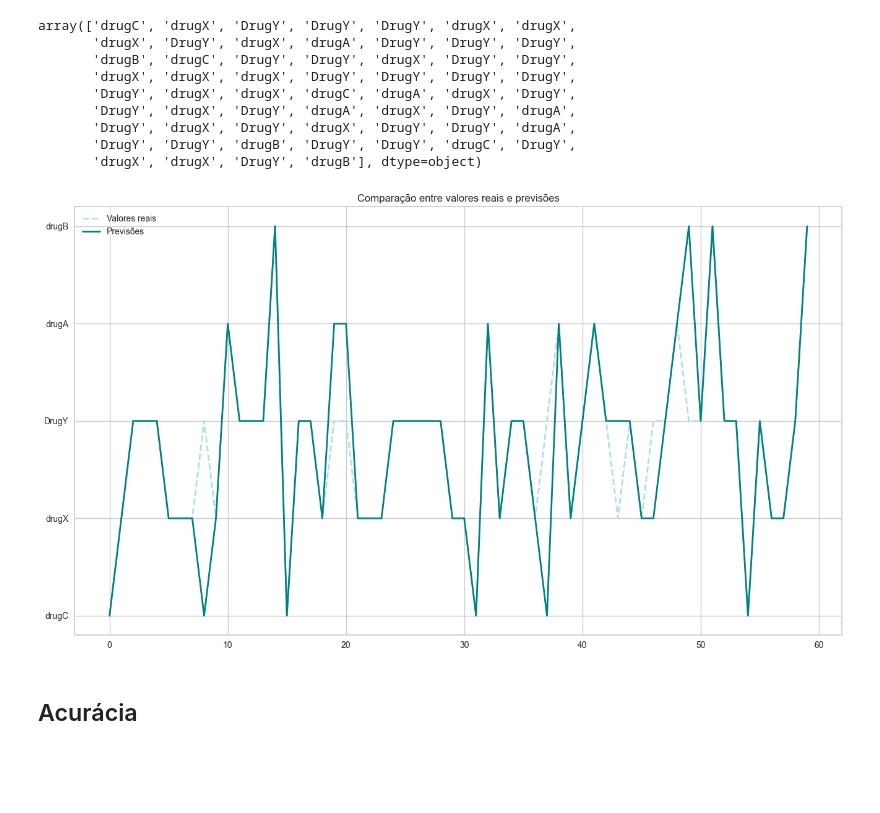
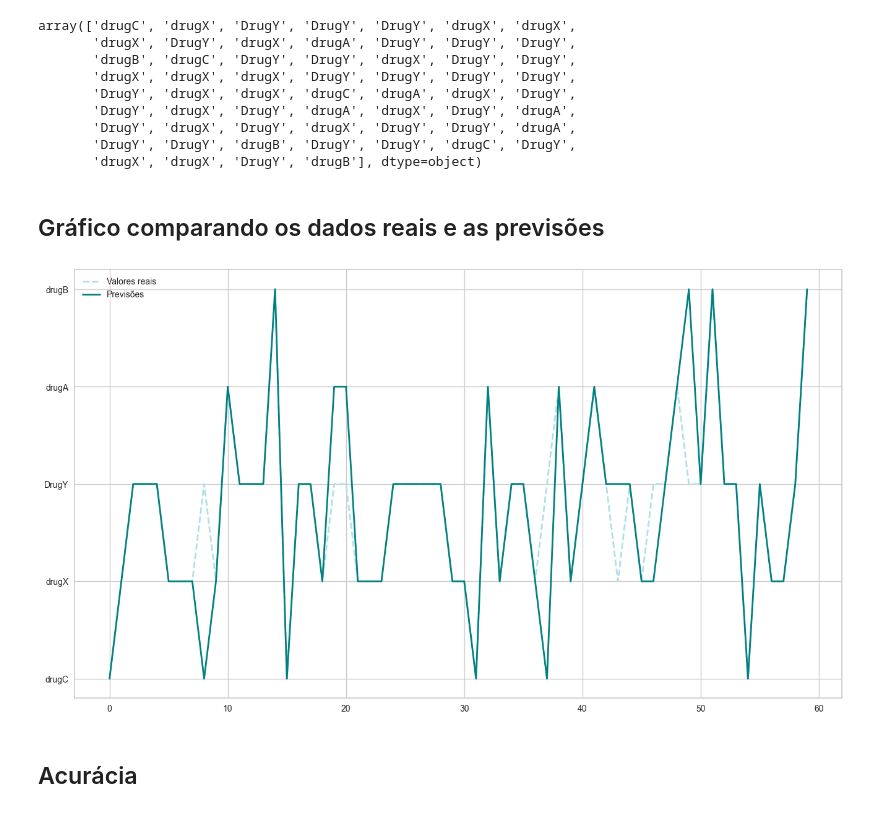
Before and after one commit to jheni1e/IA-Machine-Learning, a Jupyter notebook: 08. Drugs Classification.ipynb, the cells around one changed output. Drawn from its saved outputs; the diff is of its cells as text; code cells hidden in the pictures; blank space fills up the shorter version.

```diff
--- a/08. Drugs Classification.ipynb
+++ b/08. Drugs Classification.ipynb
@@ -195,17 +206,18 @@ array(['drugC', 'drugX', 'DrugY', 'DrugY', 'DrugY', 'drugX', 'drugX',
        'DrugY', 'drugX', 'DrugY', 'drugX', 'DrugY', 'DrugY', 'drugA',
        'DrugY', 'DrugY', 'drugB', 'DrugY', 'DrugY', 'drugC', 'DrugY',
        'drugX', 'drugX', 'DrugY', 'drugB'], dtype=object)
+# %% [markdown]
+## Gráfico comparando os dados reais e as previsões
 # %%
 plt.figure(figsize=(16,9))
 plt.plot(np.array(y_drugs_test), label="Valores reais", linestyle='--', linewidth=2, color='powderblue')
 plt.plot(predictions, label="Previsões", linewidth=2, color='teal')
 
-plt.title("Comparação entre valores reais e previsões")
 plt.legend()
 plt.grid(True)
 plt.show()
 # %% [output]
-[figure, old version]
+[figure, new version]
 # %% [markdown]
 ## Acurácia
 # %%
```
Also changed, not shown: parts of 13 cells of this notebook.
